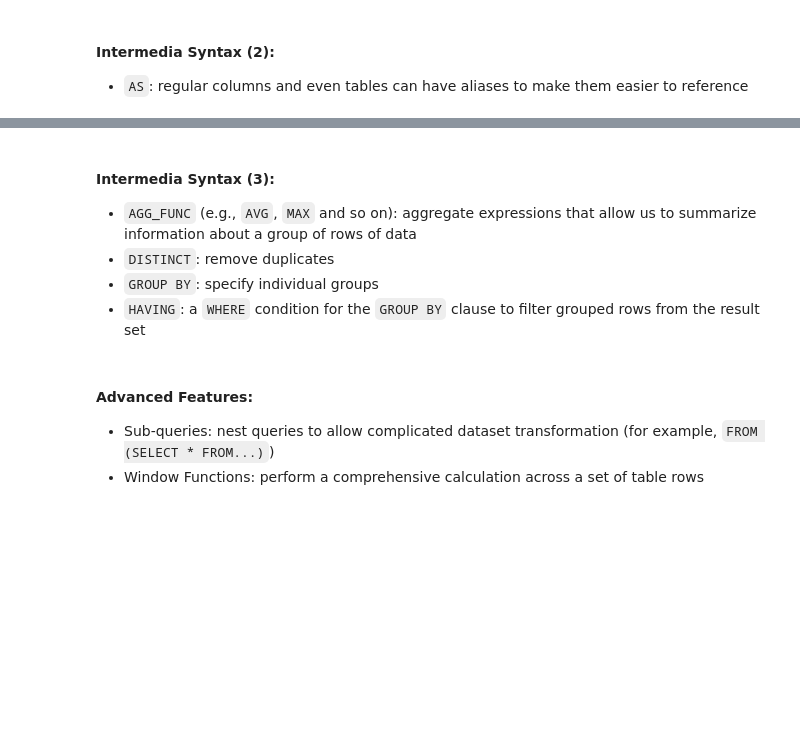
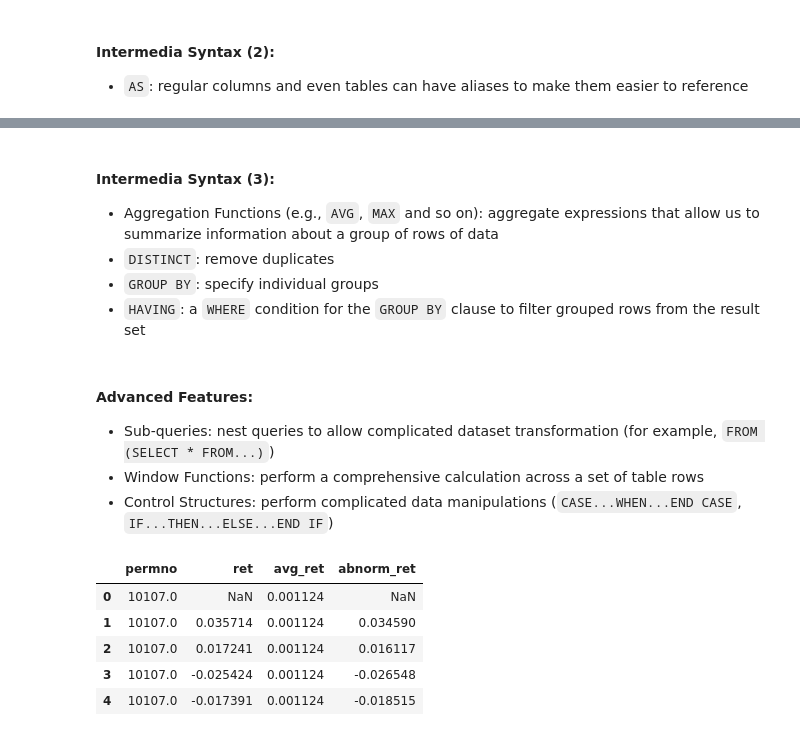
Before and after one commit to drliangjin/minipy, a Jupyter notebook: notebooks/Session_3/Episode_2/minipy_sql.ipynb, the cells around one changed output, grey strips where cells are left out. Saved outputs shown, nothing was run; the diff lists cells and outputs as text; code cells hidden in the pictures; blank space fills up the shorter version.

```diff
--- a/notebooks/Session_3/Episode_2/minipy_sql.ipynb
+++ b/notebooks/Session_3/Episode_2/minipy_sql.ipynb
@@ -216,6 +336,6 @@ conn.raw_sql(join).head()
 # %% [markdown]
 #### Intermedia Syntax (3):
-- `AGG_FUNC` (e.g., `AVG`, `MAX` and so on): aggregate expressions that allow us to summarize information about a group of rows of data
+- Aggregation Functions (e.g., `AVG`, `MAX` and so on): aggregate expressions that allow us to summarize information about a group of rows of data
 - `DISTINCT`: remove duplicates
 - `GROUP BY`: specify individual groups
 - `HAVING`: a `WHERE` condition for the `GROUP BY` clause to filter grouped rows from the result set
@@ -236,15 +356,23 @@ conn.raw_sql(stmt)
 #### Advanced Features:
 - Sub-queries: nest queries to allow complicated dataset transformation (for example, `FROM (SELECT * FROM...)`)
 - Window Functions: perform a comprehensive calculation across a set of table rows
+- Control Structures: perform complicated data manipulations (`CASE...WHEN...END CASE`, `IF...THEN...ELSE...END IF`)
 # %%
 # SQL quary statment
 stmt = """
 SELECT permno, ret,
 AVG(ret) OVER (PARTITION BY permno) AS avg_ret,
 ret - AVG(ret) OVER (PARTITION BY permno) AS abnorm_ret
 FROM crsp.dsf
 WHERE permno IN (14593, 10107)
 """
 
 # Connect to WRDS PostgreSQL databases
-conn.raw_sql(stmt)
+conn.raw_sql(stmt).head()
+# %% [output]
+|  | permno | ret | avg_ret | abnorm_ret |
+| 0 | 10107.0 | NaN | 0.001124 | NaN |
+| 1 | 10107.0 | 0.035714 | 0.001124 | 0.034590 |
+| 2 | 10107.0 | 0.017241 | 0.001124 | 0.016117 |
+| 3 | 10107.0 | -0.025424 | 0.001124 | -0.026548 |
+| 4 | 10107.0 | -0.017391 | 0.001124 | -0.018515 |
```
Also changed, not shown: parts of 24 cells of this notebook.
